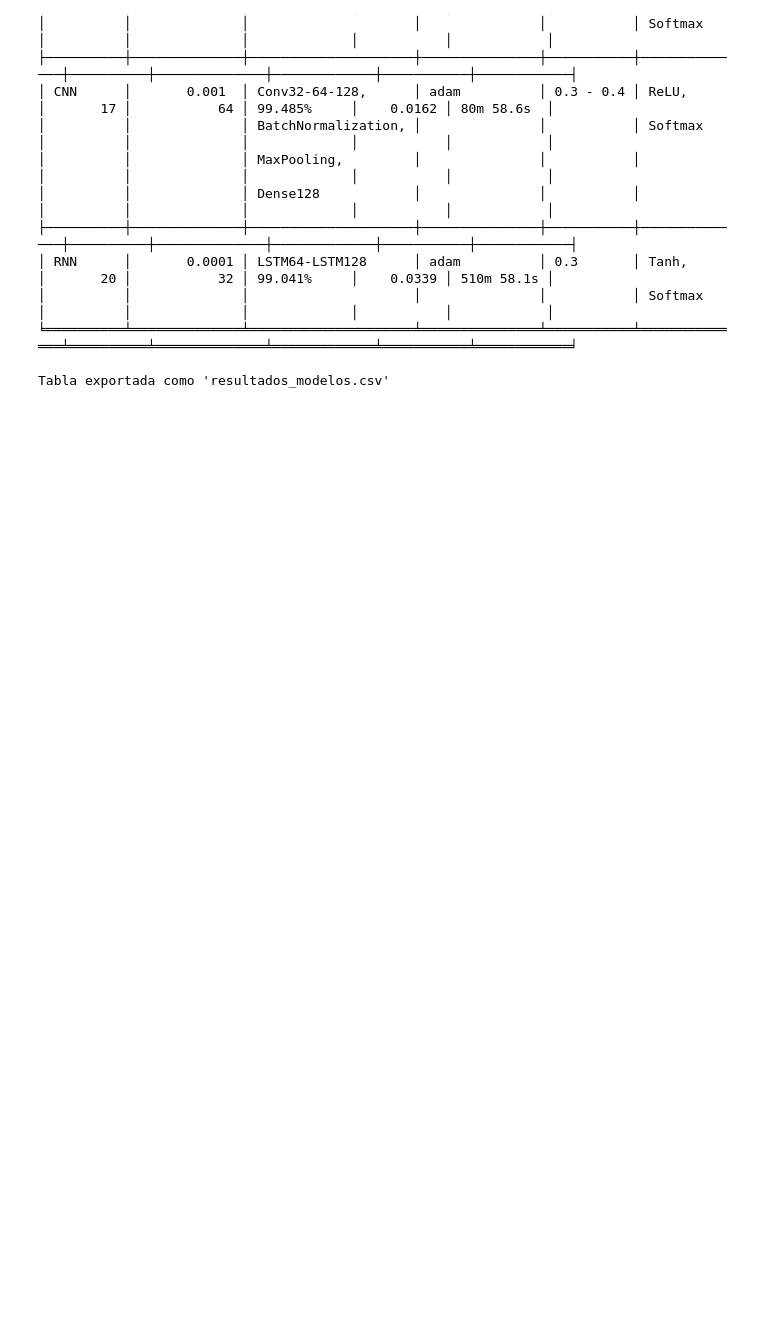
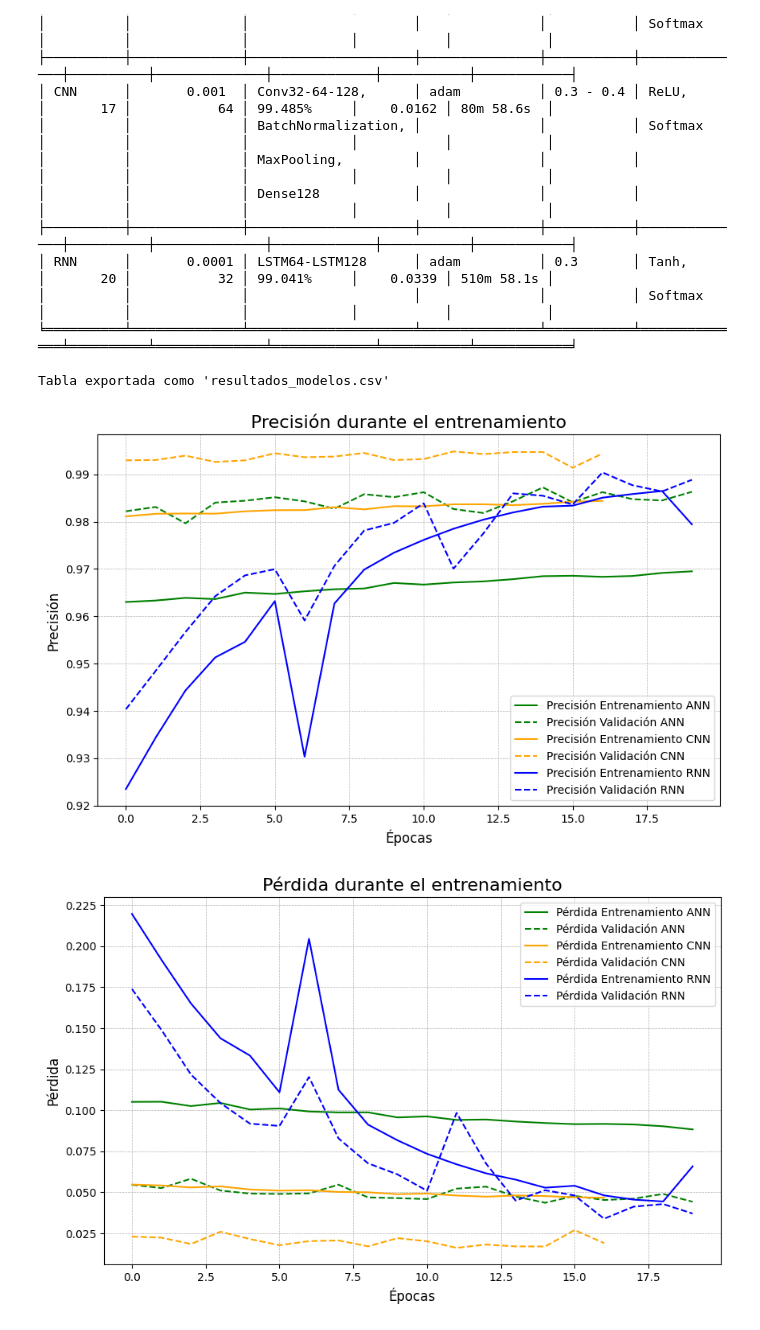
Before and after one commit to MallyMartinez/sem_IA2, a Jupyter notebook: proyect/proyect.ipynb, the cells around one changed output. Drawn from its saved outputs; the diff is of its cells as text; code cells hidden in the pictures; blank space fills up the shorter version.

Commit message:
graphics for 3 models

```diff
--- a/proyect/proyect.ipynb
+++ b/proyect/proyect.ipynb
@@ -1102,3 +1102,38 @@ generar_tabla_resultados_mejorada(history, history_cnn, history_rnn, learning_ra
 ╘══════════╧══════════════╧═════════════════════╧═══════════════╧═══════════╧══════════════╧══════════╧══════════════╧═════════════╧═══════════╧════════════╛
 
 Tabla exportada como 'resultados_modelos.csv'
+# %%
+# Función para graficar precisión y pérdida de todos los modelos
+def plot_all_models(history_ann, history_cnn, history_rnn):
+    colores = ['green', 'orange', 'blue']
+    modelos = ['ANN', 'CNN', 'RNN']
+    historiales = [history_ann, history_cnn, history_rnn]
+
+    # Graficar precisión
+    plt.figure(figsize=(10, 6))
+    for i, hist in enumerate(historiales):
+        plt.plot(hist.history['accuracy'], label=f'Precisión Entrenamiento {modelos[i]}', color=colores[i], linestyle='-')
+        plt.plot(hist.history['val_accuracy'], label=f'Precisión Validación {modelos[i]}', color=colores[i], linestyle='--')
+    plt.title('Precisión durante el entrenamiento', fontsize=16)
+    plt.xlabel('Épocas', fontsize=12)
+    plt.ylabel('Precisión', fontsize=12)
+    plt.legend(loc='lower right')
+    plt.grid(visible=True, linestyle='--', linewidth=0.5)
+    plt.show()
+
+    # Graficar pérdida
+    plt.figure(figsize=(10, 6))
+    for i, hist in enumerate(historiales):
+        plt.plot(hist.history['loss'], label=f'Pérdida Entrenamiento {modelos[i]}', color=colores[i], linestyle='-')
+        plt.plot(hist.history['val_loss'], label=f'Pérdida Validación {modelos[i]}', color=colores[i], linestyle='--')
+    plt.title('Pérdida durante el entrenamiento', fontsize=16)
+    plt.xlabel('Épocas', fontsize=12)
+    plt.ylabel('Pérdida', fontsize=12)
+    plt.legend(loc='upper right')
+    plt.grid(visible=True, linestyle='--', linewidth=0.5)
+    plt.show()
+
+plot_all_models(history, history_cnn, history_rnn)                                                  # Llamar a la función con los historiales de ANN, CNN y RNN
+# %% [output]
+[figure, added]
+[figure, added]
```
